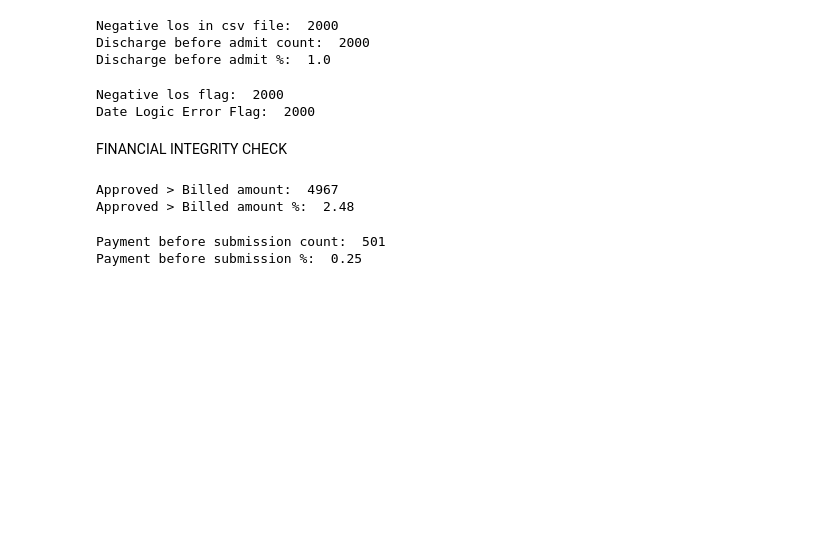
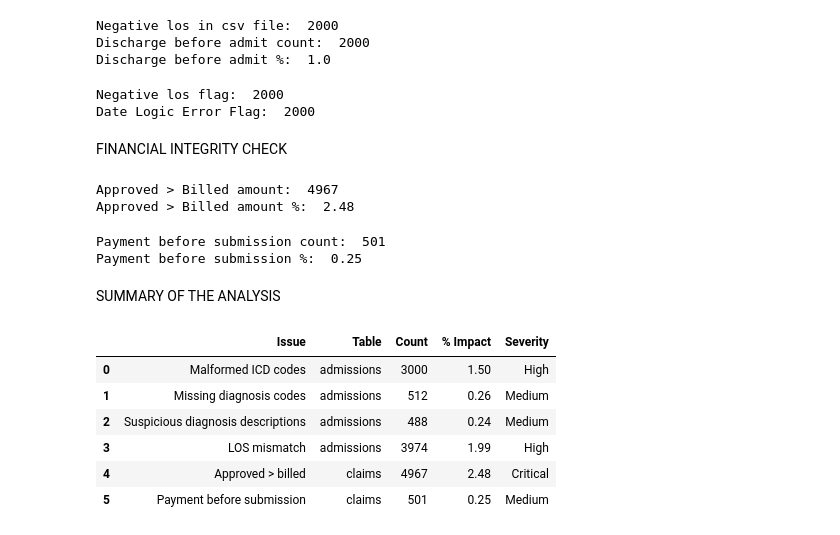
Before and after one commit to JaininV/healthcare_analytics, a Jupyter notebook: notebooks/data_profiling.ipynb, the cells around one changed output. Saved outputs shown, nothing was run; the diff lists cells and outputs as text; code cells hidden in the pictures; blank space fills up the shorter version.

Commit message:
the finale summary of the report

```diff
--- a/notebooks/data_profiling.ipynb
+++ b/notebooks/data_profiling.ipynb
@@ -471,3 +471,26 @@ print("Payment before submission %: ", payment_date_error_per)
 # %% [output]
 Payment before submission count:  501
 Payment before submission %:  0.25
+# %% [markdown]
+SUMMARY OF THE ANALYSIS
+# %%
+# Finale SUMMARY of the reporting is here
+data_quality_summary = pd.DataFrame([
+    ["Malformed ICD codes", "admissions", 3000, 1.5, "High"],
+    ["Missing diagnosis codes", "admissions", 512, 0.26, "Medium"],
+    ["Suspicious diagnosis descriptions", "admissions", 488, 0.24, "Medium"],
+    ["LOS mismatch", "admissions", 3974, 1.99, "High"],
+    ["Approved > billed", "claims", 4967, 2.48, "Critical"],
+    ["Payment before submission", "claims", 501, 0.25, "Medium"]
+],
+columns=["Issue", "Table", "Count", "% Impact", "Severity"])
+
+data_quality_summary
+# %% [output]
+|  | Issue | Table | Count | % Impact | Severity |
+| 0 | Malformed ICD codes | admissions | 3000 | 1.50 | High |
+| 1 | Missing diagnosis codes | admissions | 512 | 0.26 | Medium |
+| 2 | Suspicious diagnosis descriptions | admissions | 488 | 0.24 | Medium |
+| 3 | LOS mismatch | admissions | 3974 | 1.99 | High |
+| 4 | Approved > billed | claims | 4967 | 2.48 | Critical |
+| 5 | Payment before submission | claims | 501 | 0.25 | Medium |
```
